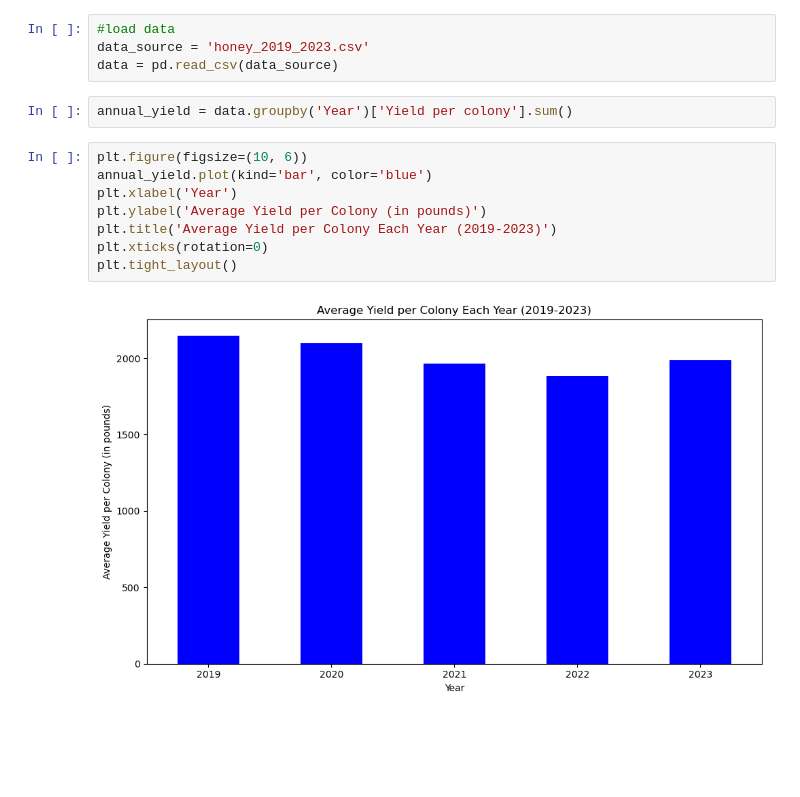
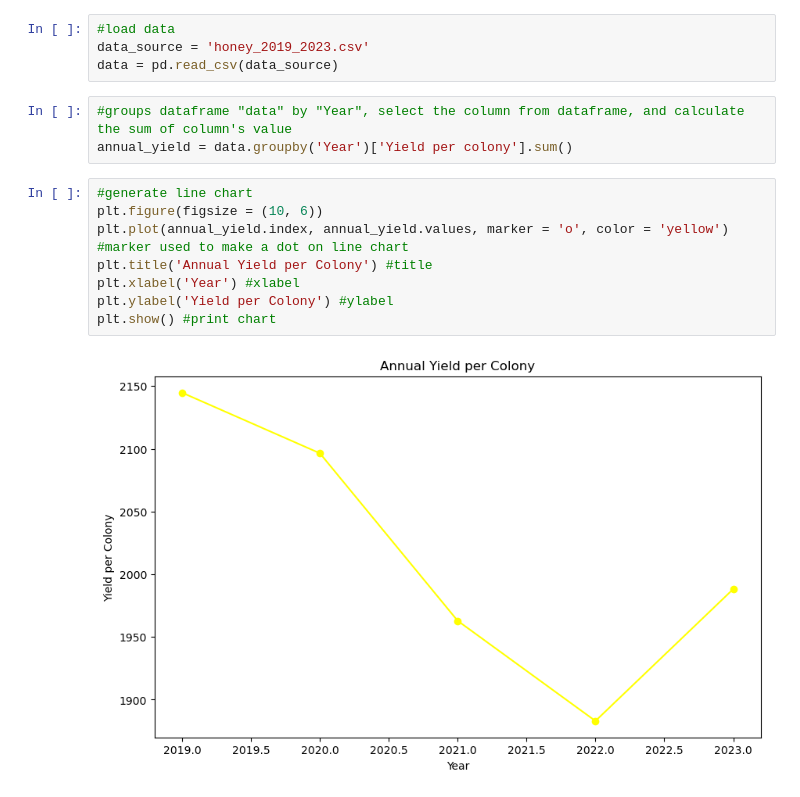
Before and after one commit to jele4496/Project, a Jupyter notebook: yield per colony.ipynb, the cells around one changed output. Saved outputs shown, nothing was run; the diff lists cells and outputs as text; blank space fills up the shorter version.

```diff
--- a/yield per colony.ipynb
+++ b/yield per colony.ipynb
@@ -6,14 +6,15 @@ import matplotlib.pyplot as plt
 data_source = 'honey_2019_2023.csv'
 data = pd.read_csv(data_source)
 # %%
+#groups dataframe "data" by "Year", select the column from dataframe, and calculate the sum of column's value
 annual_yield = data.groupby('Year')['Yield per colony'].sum()
 # %%
-plt.figure(figsize=(10, 6))
-annual_yield.plot(kind='bar', color='blue')
-plt.xlabel('Year')
-plt.ylabel('Average Yield per Colony (in pounds)')
-plt.title('Average Yield per Colony Each Year (2019-2023)')
-plt.xticks(rotation=0)
-plt.tight_layout()
+#generate line chart
+plt.figure(figsize = (10, 6))
+plt.plot(annual_yield.index, annual_yield.values, marker = 'o', color = 'yellow') #marker used to make a dot on line chart
+plt.title('Annual Yield per Colony') #title
+plt.xlabel('Year') #xlabel
+plt.ylabel('Yield per Colony') #ylabel
+plt.show() #print chart
 # %% [output]
-[figure, old version]
+[figure, new version]
```
Also changed, not shown: 2 other files.
